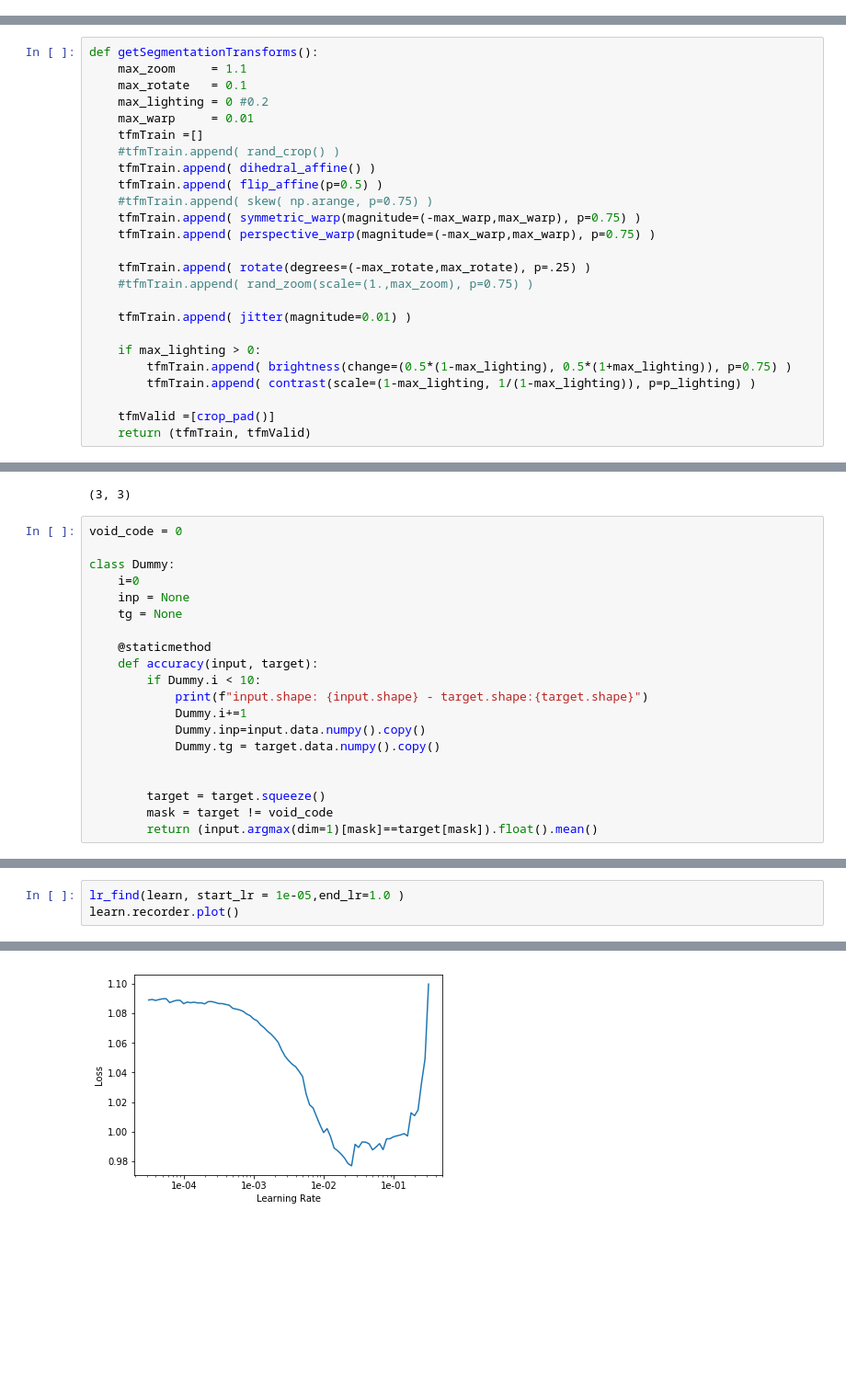
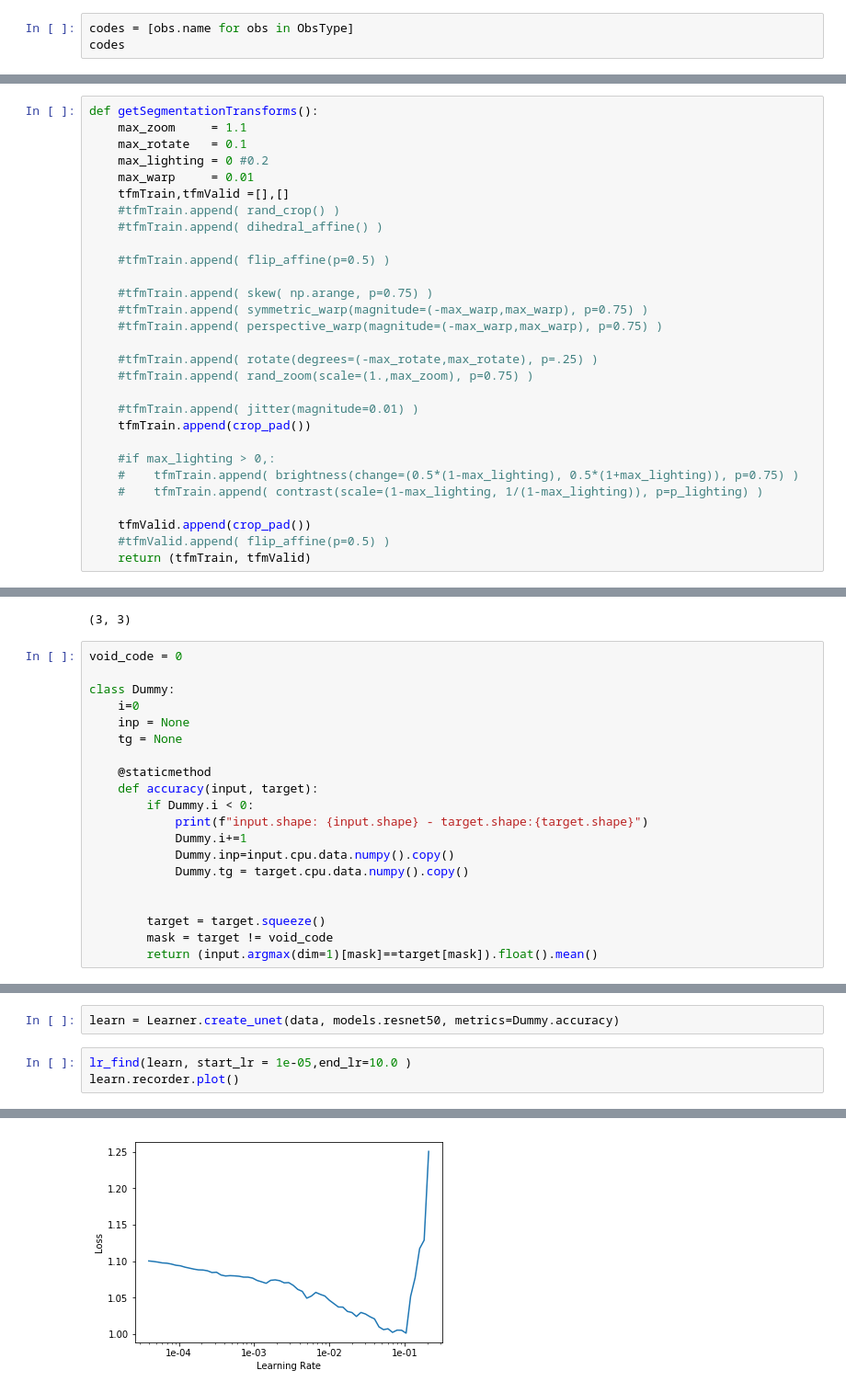
Before and after one commit to kasparlund/mammography, a Jupyter notebook: mammo_segmentation.ipynb, the cells around one changed output, grey strips where cells are left out. Shown at 92% size. Saved outputs shown, nothing was run; the diff lists cells and outputs as text; blank space fills up the shorter version.

```diff
--- a/mammo_segmentation.ipynb
+++ b/mammo_segmentation.ipynb
@@ -145,0 +168,3 @@ codes =["normal", "benign", "malignant"]
+# %%
+codes = [obs.name for obs in ObsType]
+codes
@@ -162,24 +222,28 @@ def getSegmentationTransforms():
     max_rotate   = 0.1
     max_lighting = 0 #0.2
     max_warp     = 0.01
-    tfmTrain =[]
+    tfmTrain,tfmValid =[],[]
     #tfmTrain.append( rand_crop() )
-    tfmTrain.append( dihedral_affine() )
-    tfmTrain.append( flip_affine(p=0.5) )
+    #tfmTrain.append( dihedral_affine() )
+
+    #tfmTrain.append( flip_affine(p=0.5) )
+
     #tfmTrain.append( skew( np.arange, p=0.75) )
-    tfmTrain.append( symmetric_warp(magnitude=(-max_warp,max_warp), p=0.75) )
-    tfmTrain.append( perspective_warp(magnitude=(-max_warp,max_warp), p=0.75) )
+    #tfmTrain.append( symmetric_warp(magnitude=(-max_warp,max_warp), p=0.75) )
+    #tfmTrain.append( perspective_warp(magnitude=(-max_warp,max_warp), p=0.75) )
 
-    tfmTrain.append( rotate(degrees=(-max_rotate,max_rotate), p=.25) )
+    #tfmTrain.append( rotate(degrees=(-max_rotate,max_rotate), p=.25) )
     #tfmTrain.append( rand_zoom(scale=(1.,max_zoom), p=0.75) )
 
-    tfmTrain.append( jitter(magnitude=0.01) )
+    #tfmTrain.append( jitter(magnitude=0.01) )
+    tfmTrain.append(crop_pad())
 
-    if max_lighting > 0:
-        tfmTrain.append( brightness(change=(0.5*(1-max_lighting), 0.5*(1+max_lighting)), p=0.75) )
-        tfmTrain.append( contrast(scale=(1-max_lighting, 1/(1-max_lighting)), p=p_lighting) )
+    #if max_lighting > 0,:
+    #    tfmTrain.append( brightness(change=(0.5*(1-max_lighting), 0.5*(1+max_lighting)), p=0.75) )
+    #    tfmTrain.append( contrast(scale=(1-max_lighting, 1/(1-max_lighting)), p=p_lighting) )
 
-    tfmValid =[crop_pad()]
+    tfmValid.append(crop_pad())
+    #tfmValid.append( flip_affine(p=0.5) )
     return (tfmTrain, tfmValid)
 # %%
 tfms       = getSegmentationTransforms()
@@ -218,11 +313,11 @@ class Dummy:
 
     @staticmethod
     def accuracy(input, target):
-        if Dummy.i < 10:
+        if Dummy.i < 0:
             print(f"input.shape: {input.shape} - target.shape:{target.shape}")
             Dummy.i+=1
-            Dummy.inp=input.data.numpy().copy()
-            Dummy.tg = target.data.numpy().copy()
+            Dummy.inp=input.cpu.data.numpy().copy()
+            Dummy.tg = target.cpu.data.numpy().copy()
 
 
         target = target.squeeze()
@@ -236,7 +328,9 @@ learn = Learner.create_unet(data, models.resnet18, metrics=Dummy.accuracy)
+# %%
+learn = Learner.create_unet(data, models.resnet50, metrics=Dummy.accuracy)
 # %%
-lr_find(learn, start_lr = 1e-05,end_lr=1.0 )
+lr_find(learn, start_lr = 1e-05,end_lr=10.0 )
 learn.recorder.plot()
 # %% [output]
 LR Finder complete, type {learner_name}.recorder.plot() to see the graph.
-[figure, old version]
+[figure, new version]
 # %%
```
Also changed, not shown: parts of 53 cells of this notebook, 7 other files.
